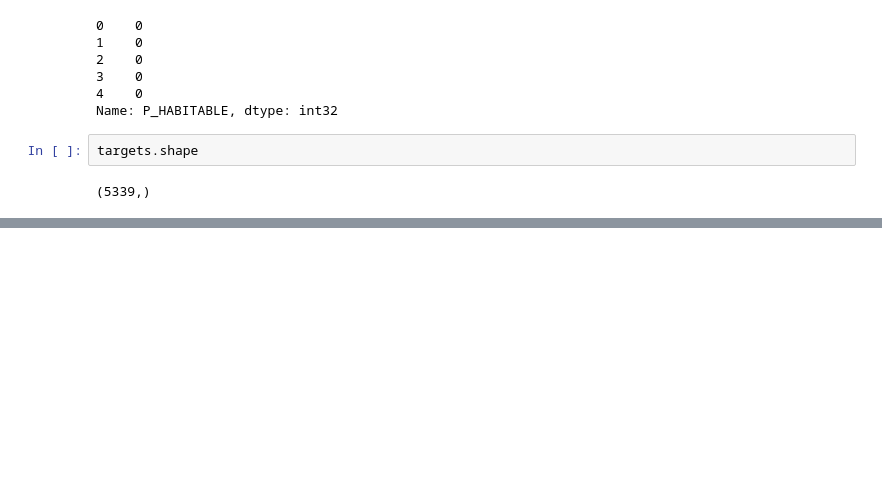
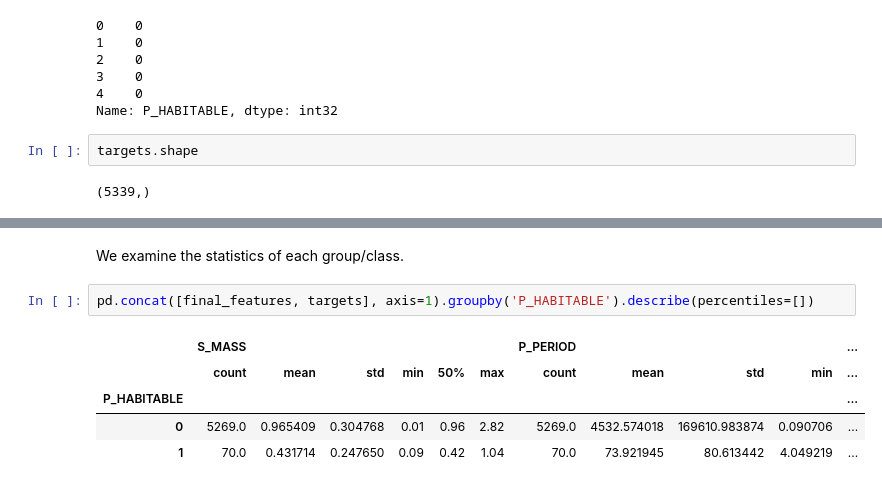
Before and after one commit to mrdchua/Supervised-Classification, a Jupyter notebook: Exoplanets/exoplanets_interfacing.ipynb, the cells around one changed output, grey strips where cells are left out. Cells and saved outputs as stored; diff of their text form; blank space fills up the shorter version.

```diff
--- a/Exoplanets/exoplanets_interfacing.ipynb
+++ b/Exoplanets/exoplanets_interfacing.ipynb
@@ -272,0 +305,10 @@ Based on the current shape of the labels, 11 "outliers" were removed from the da
+# %% [markdown]
+We examine the statistics of each group/class.
+# %%
+pd.concat([final_features, targets], axis=1).groupby('P_HABITABLE').describe(percentiles=[])
+# %% [output]
+|  | S_MASS |  |  |  |  |  | P_PERIOD |  |  |  | ... |
+|  | count | mean | std | min | 50% | max | count | mean | std | min | ... |
+| P_HABITABLE |  |  |  |  |  |  |  |  |  |  | ... |
+| 0 | 5269.0 | 0.965409 | 0.304768 | 0.01 | 0.96 | 2.82 | 5269.0 | 4532.574018 | 169610.983874 | 0.090706 | ... |
+| 1 | 70.0 | 0.431714 | 0.247650 | 0.09 | 0.42 | 1.04 | 70.0 | 73.921945 | 80.613442 | 4.049219 | ... |
```
Also changed, not shown: parts of 7 cells of this notebook.
